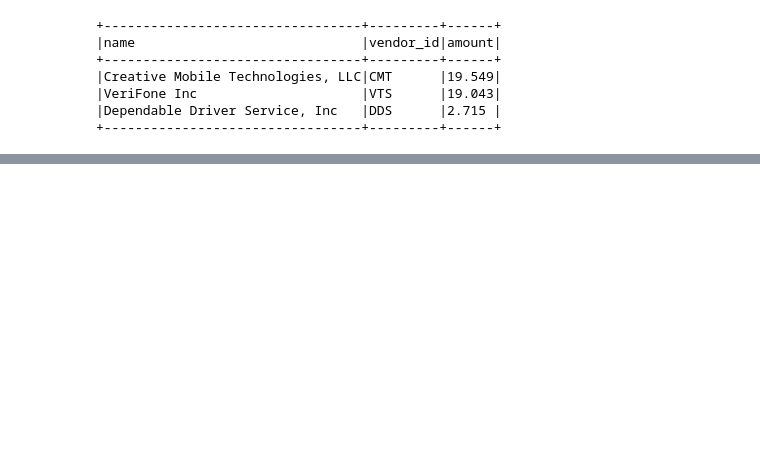
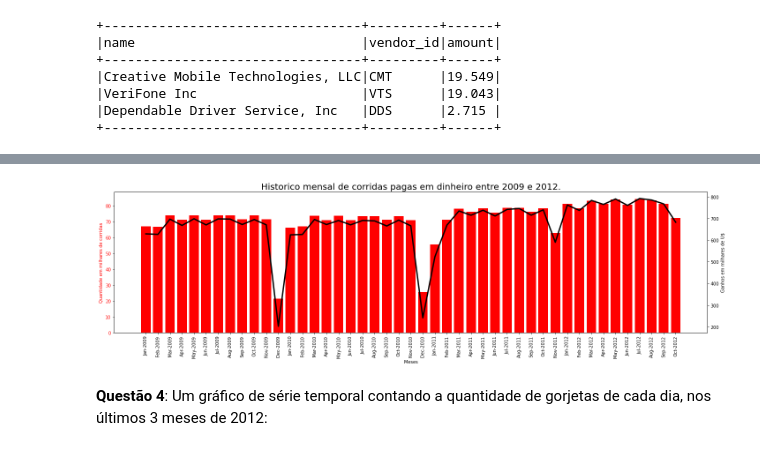
Before and after one commit to fkfouri/DataSprints, a Jupyter notebook: DataSprints_Desafio.ipynb, the cells around one changed output, grey strips where cells are left out. Cells and saved outputs as stored; diff of their text form; code cells hidden in the pictures; blank space fills up the shorter version.

```diff
--- a/DataSprints_Desafio.ipynb
+++ b/DataSprints_Desafio.ipynb
@@ -310,0 +324,26 @@ aa
+# %%
+fig, ax1 = plt.subplots()
+color = 'red'
+ax1.set_title("Historico mensal de corridas pagas em dinheiro entre 2009 e 2012.", fontsize=20)
+ax1.set_xlabel('Meses')
+ax1.figure.set_size_inches(20, 6)
+plt.xticks(rotation='vertical')
+
+# Eixo primario
+ax1.set_ylabel('Quantidade em milhares de corridas', color=color)
+ax1.bar(dados.month_year, dados.qty_trip/1E3, color=color)
+ax1.tick_params(axis='y', labelcolor=color)
+
+# Eixo secundario
+ax2 = ax1.twinx()
+color = 'black'
+ax2.set_ylabel('Ganhos em milhares de U$', color=color)
+ax2.plot(dados.month_year, dados.amount/1E3, color=color, linewidth=3)
+ax2.tick_params(axis='y', labelcolor=color)
+
+fig.tight_layout()
+# %% [output]
+[figure, added]
+# %% [markdown]
+<b>Questão 4</b>: Um gráfico de série temporal contando a quantidade de gorjetas de cada dia, nos
+últimos 3 meses de 2012:
```
Also changed, not shown: parts of 43 cells of this notebook, 2 other files.
